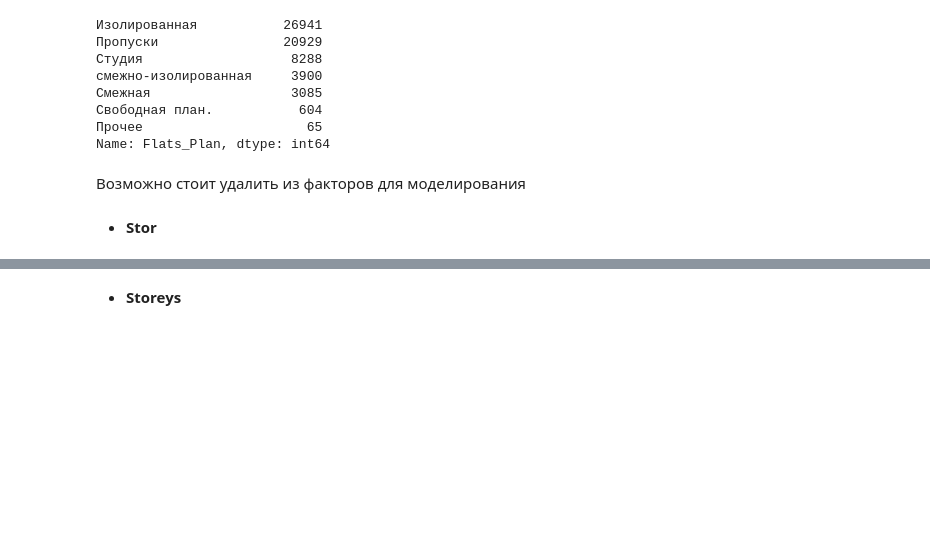
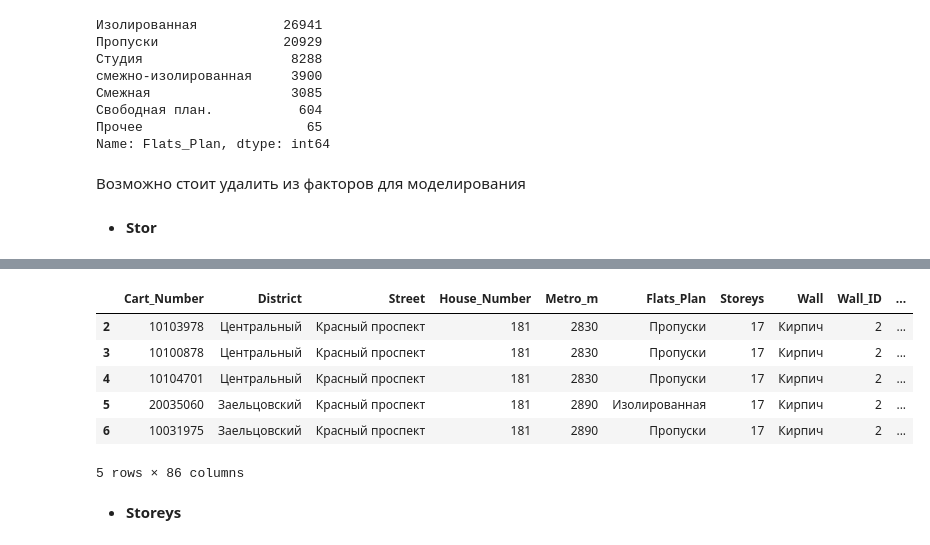
Before and after one commit to volkovstanislav/machine-learning, a Jupyter notebook: develop.ipynb, the cells around one changed output, grey strips where cells are left out. Drawn from its saved outputs; the diff is of its cells as text; code cells hidden in the pictures; blank space fills up the shorter version.

```diff
--- a/develop.ipynb
+++ b/develop.ipynb
@@ -581,3 +635,14 @@ data.drop(["Stor"],axis=1, inplace=True)
+# %%
+data = pd.get_dummies(data=data,columns=["Stor"],prefix="stor")
+data.head()
+# %% [output]
+|  | Cart_Number | District | Street | House_Number | Metro_m | Flats_Plan | Storeys | Wall | Wall_ID | ... |
+| 2 | 10103978 | Центральный | Красный проспект | 181 | 2830 | Пропуски | 17 | Кирпич | 2 | ... |
+| 3 | 10100878 | Центральный | Красный проспект | 181 | 2830 | Пропуски | 17 | Кирпич | 2 | ... |
+| 4 | 10104701 | Центральный | Красный проспект | 181 | 2830 | Пропуски | 17 | Кирпич | 2 | ... |
+| 5 | 20035060 | Заельцовский | Красный проспект | 181 | 2890 | Изолированная | 17 | Кирпич | 2 | ... |
+| 6 | 10031975 | Заельцовский | Красный проспект | 181 | 2890 | Пропуски | 17 | Кирпич | 2 | ... |
+5 rows × 86 columns
 # %% [markdown]
 * **Storeys**
 # %%
```
Also changed, not shown: parts of 69 cells of this notebook.
